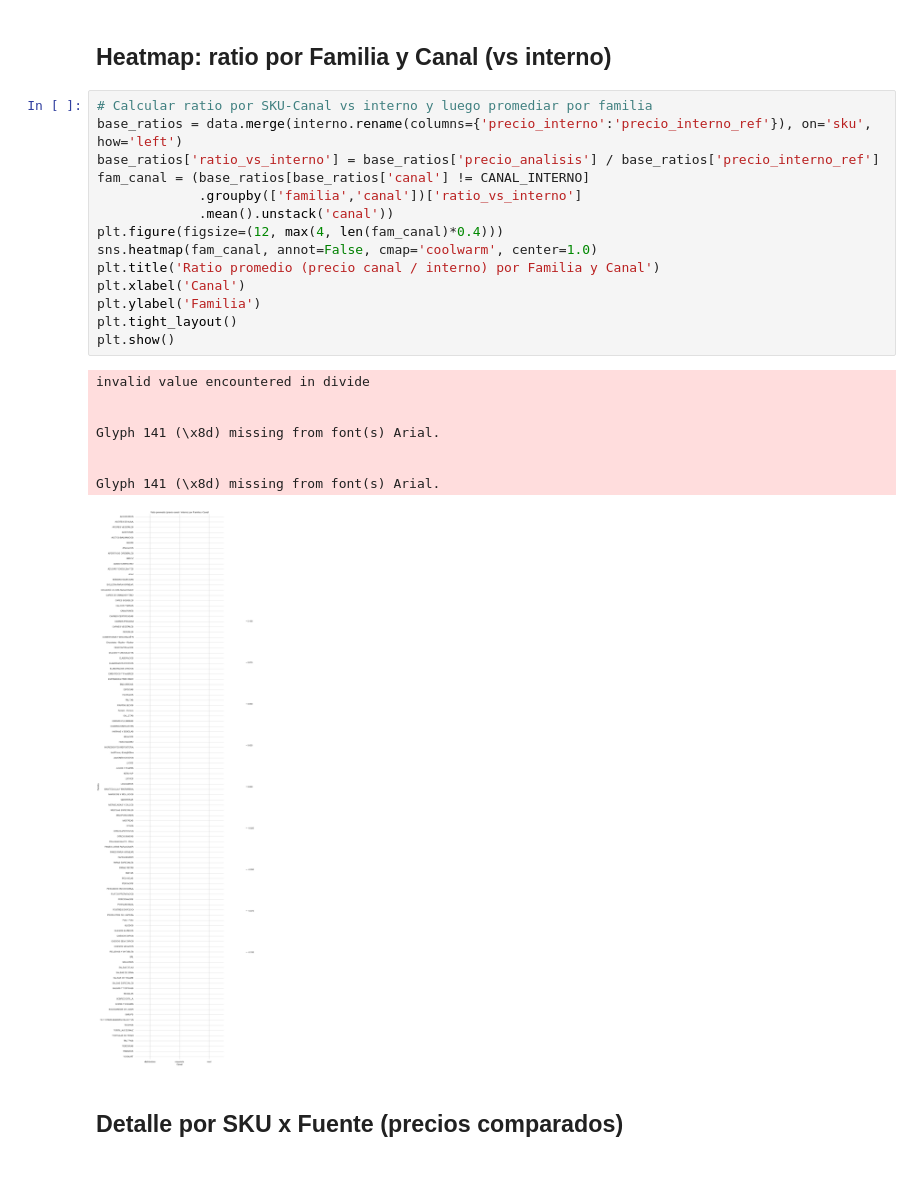
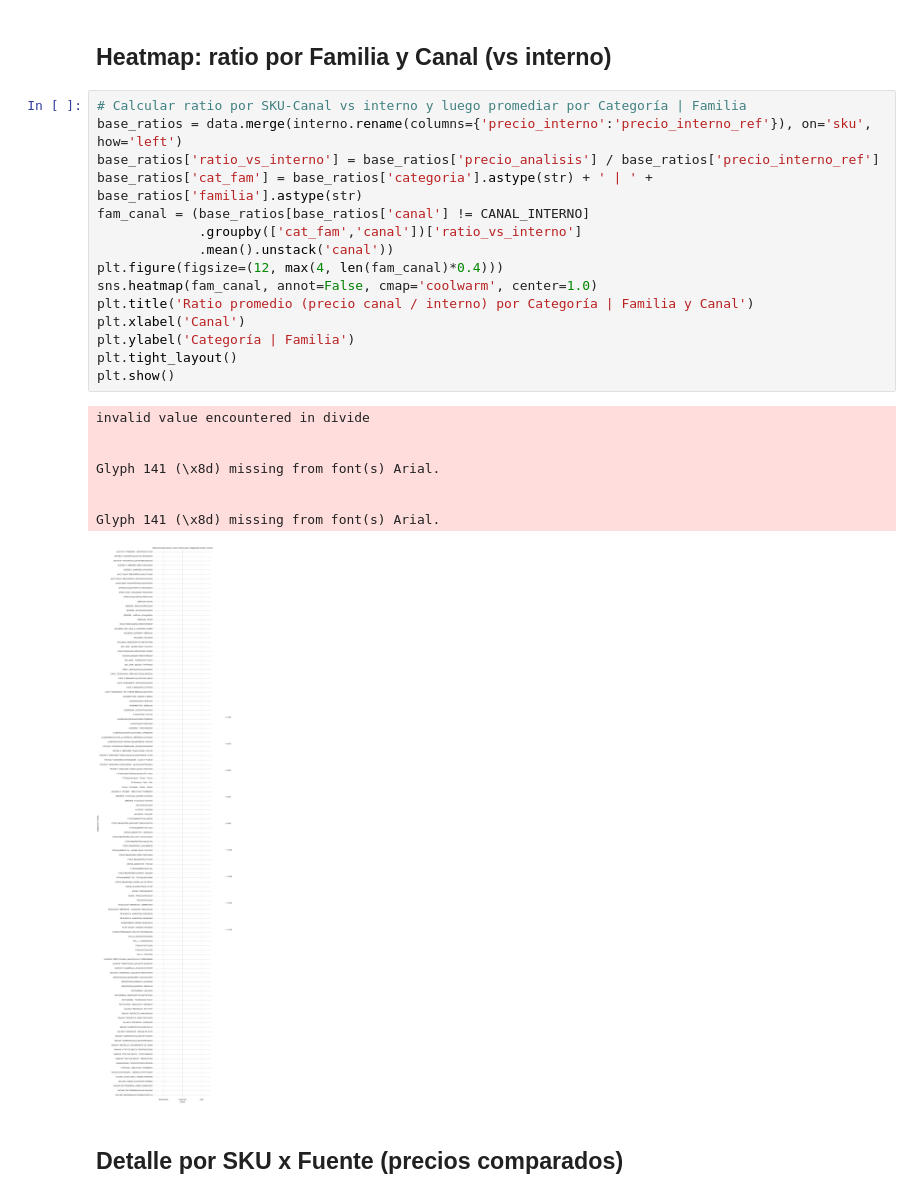
Before and after one commit to sicatalan/posicionamiento, a Jupyter notebook: analisis_posicionamiento.ipynb, the cells around one changed output. Cells and saved outputs as stored; diff of their text form; blank space fills up the shorter version.

```diff
--- a/analisis_posicionamiento.ipynb
+++ b/analisis_posicionamiento.ipynb
@@ -374,28 +374,29 @@ fig6.show()
 # %% [markdown]
 ## Heatmap: ratio por Familia y Canal (vs interno)
 # %%
-# Calcular ratio por SKU-Canal vs interno y luego promediar por familia
+# Calcular ratio por SKU-Canal vs interno y luego promediar por Categoría | Familia
 base_ratios = data.merge(interno.rename(columns={'precio_interno':'precio_interno_ref'}), on='sku', how='left')
 base_ratios['ratio_vs_interno'] = base_ratios['precio_analisis'] / base_ratios['precio_interno_ref']
+base_ratios['cat_fam'] = base_ratios['categoria'].astype(str) + ' | ' + base_ratios['familia'].astype(str)
 fam_canal = (base_ratios[base_ratios['canal'] != CANAL_INTERNO]
-             .groupby(['familia','canal'])['ratio_vs_interno']
+             .groupby(['cat_fam','canal'])['ratio_vs_interno']
              .mean().unstack('canal'))
 plt.figure(figsize=(12, max(4, len(fam_canal)*0.4)))
 sns.heatmap(fam_canal, annot=False, cmap='coolwarm', center=1.0)
-plt.title('Ratio promedio (precio canal / interno) por Familia y Canal')
+plt.title('Ratio promedio (precio canal / interno) por Categoría | Familia y Canal')
 plt.xlabel('Canal')
-plt.ylabel('Familia')
+plt.ylabel('Categoría | Familia')
 plt.tight_layout()
 plt.show()
 # %% [output]
 invalid value encountered in divide
 
 
 Glyph 141 (\x8d) missing from font(s) Arial.
 
 
 Glyph 141 (\x8d) missing from font(s) Arial.
-[figure, old version]
+[figure, new version]
 # %% [markdown]
 ## Detalle por SKU x Fuente (precios comparados)
 # %%
```
Also changed, not shown: parts of 2 cells of this notebook, 1 other file.
